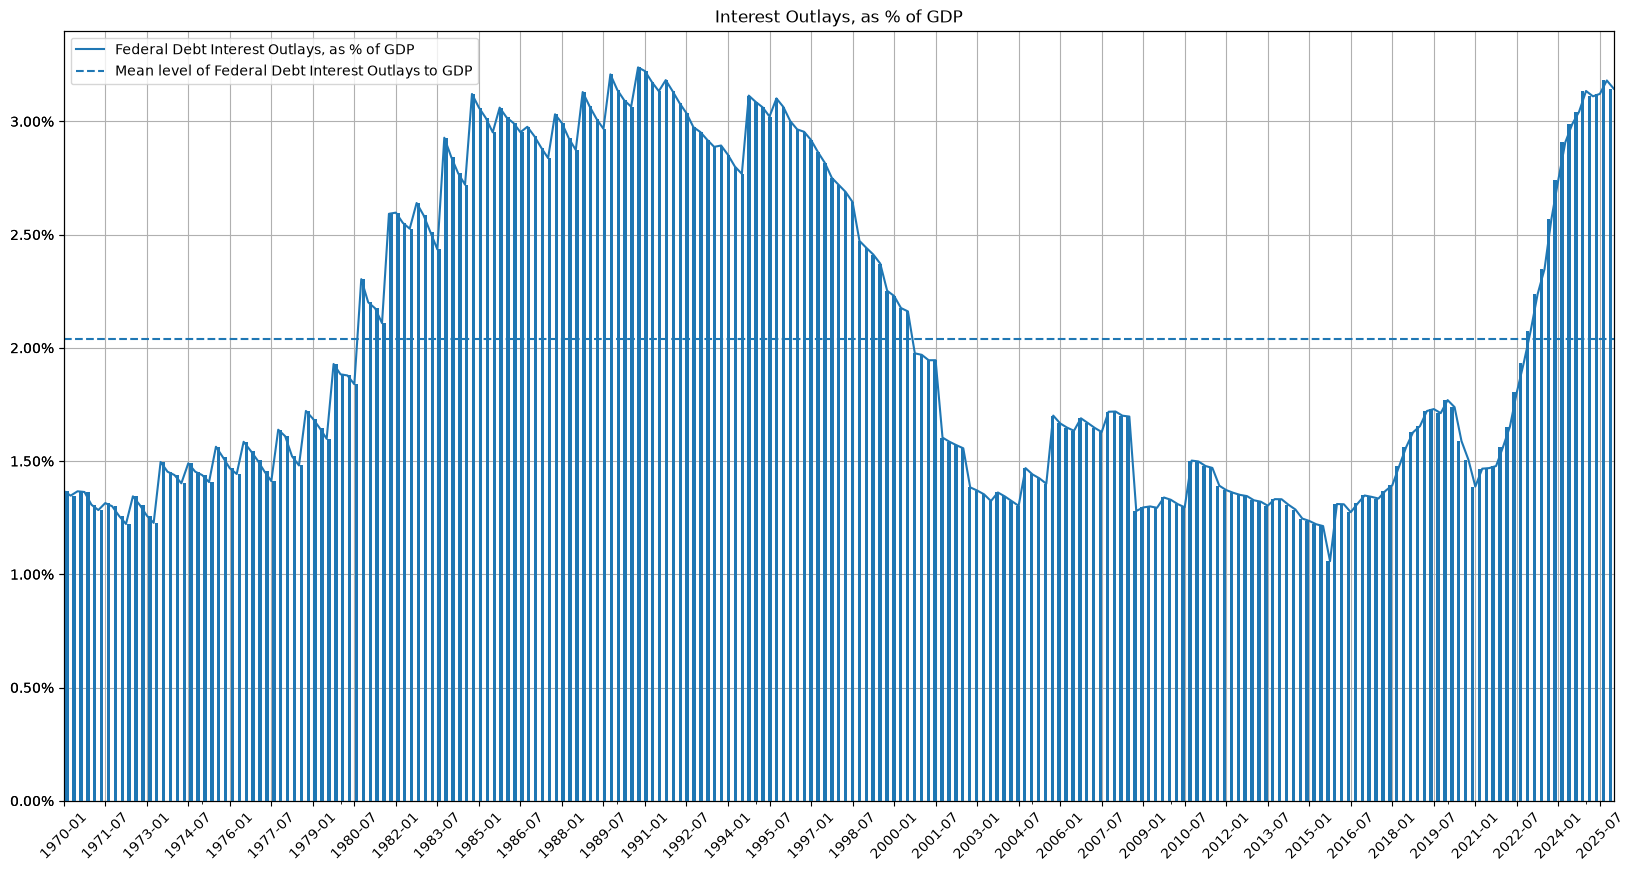
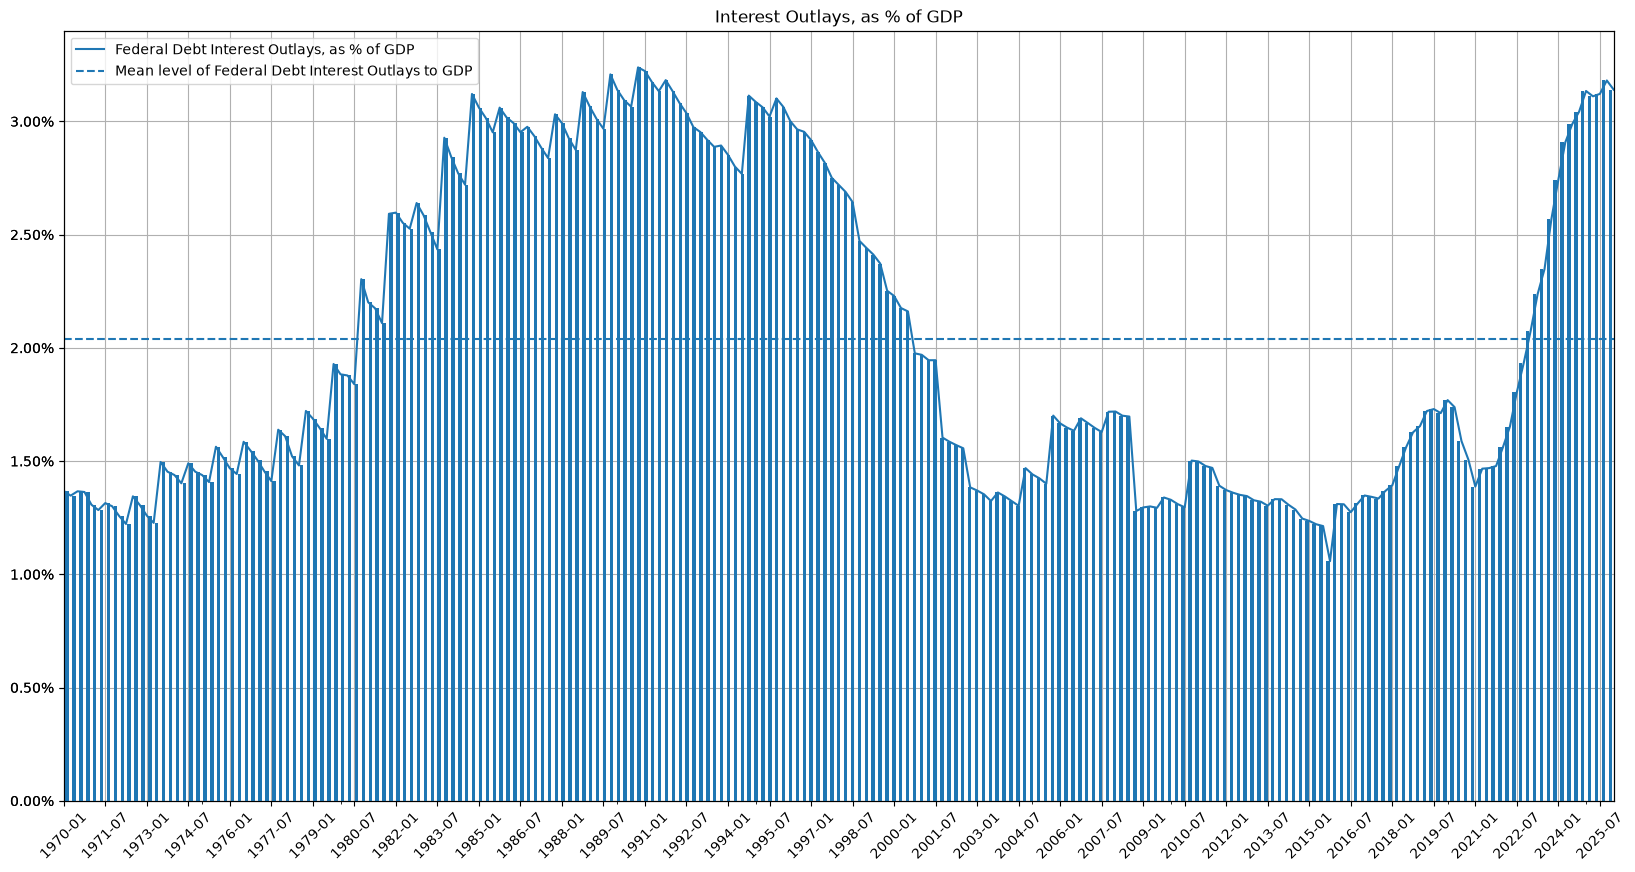
The change to this notebook cell's code, shown as a diff; its figure went from the first image to the second:
--- before
+++ after
@@ -3,5 +3,5 @@
                  xticks=series.index[::6], xlabel='', rot=45)
 ax2 = ax.twiny()
-series.plot.bar(ax=ax2, xlabel='', legend=False)
+series.plot.bar(ax=ax2, xlabel='', legend=False, x_compat=True)
 ax.axhline(y=series.mean(), c='#1f77b4', ls='--', label=LABEL_INTEREST_OUTLAYS_TO_GDP)
 ax.yaxis.set_major_formatter(mtick.PercentFormatter(1))

Commit: Updated for pandas 3.x